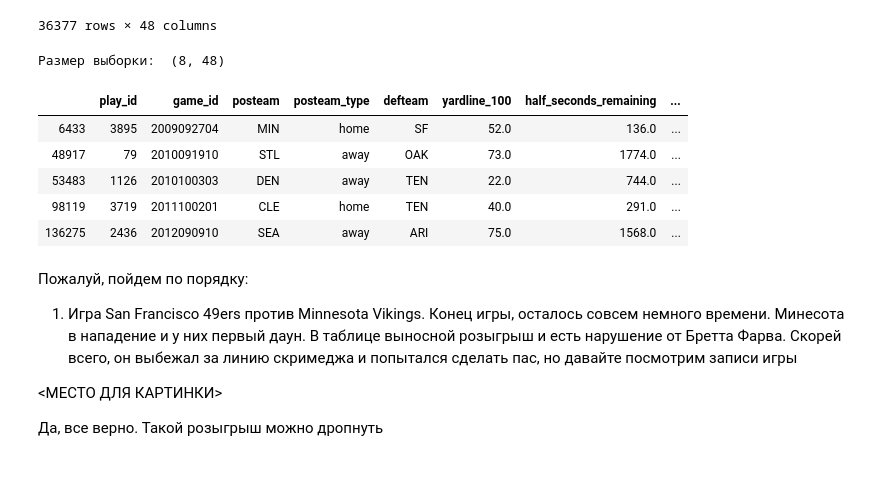
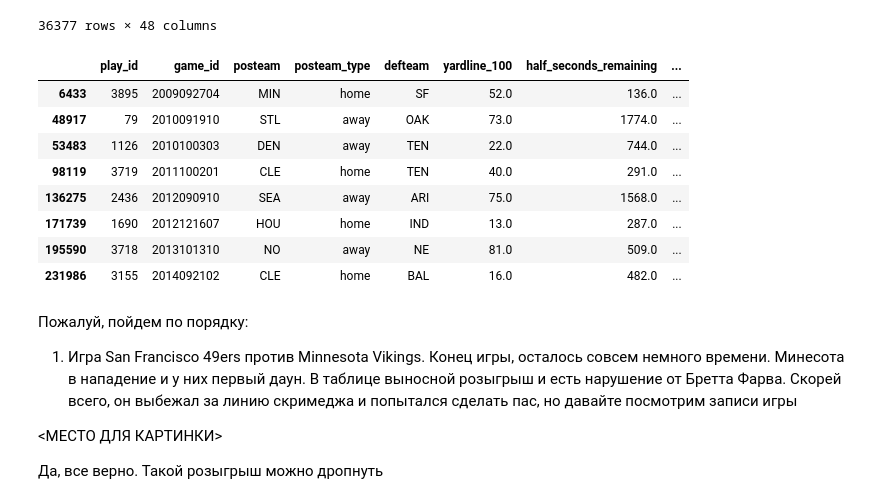
Before and after one commit to alcobeard/otus, a Jupyter notebook: ML/Project/NFL play prediction.ipynb, the cells around one changed output. Drawn from its saved outputs; the diff is of its cells as text; code cells hidden in the pictures; blank space fills up the shorter version.

```diff
--- a/ML/Project/NFL play prediction.ipynb
+++ b/ML/Project/NFL play prediction.ipynb
@@ -305,5 +280,5 @@ fake_plays.head(1)
 |  | play_id | game_id | posteam | posteam_type | defteam | yardline_100 | half_seconds_remaining | ... |
 | 429313 | 4346 | 2018110401 | BUF | home | CHI | 99.0 | 341.0 | ... |
 # %%
-df_rp.loc[(df_rp.posteam == 'BUF') & (df_rp.drive == 23) & (df_rp.game_date == '2018-11-04') & (df_rp.yardline_100 == 99), 'yardline_100'] = 1
+df.loc[(df.posteam == 'BUF') & (df.drive == 23) & (df.game_date == '2018-11-04') & (df.yardline_100 == 99), 'yardline_100'] = 1
 # %%
@@ -338,5 +312,5 @@ fake_plays.head(36)
 | 438060 | 3923 | 2018111802 | MIN | away | CHI | 1.0 | 291.0 | ... |
 | 439888 | 288 | 2018112506 | NYG | away | PHI | 1.0 | 1538.0 | ... |
 # %%
-df_rp.down.fillna(0, inplace=True)
+df.down.fillna(0, inplace=True)
 # %%
@@ -400,9 +374,9 @@ df_rp[df_rp.yards_gained.isna()]
 # %%
 ## ну тут явно косяк в заполнении, причем не хватает вообще практически все информации по розыгрышу, так что либо править вручную, либо удалять
 ## я выбрал удалять
-df_rp = df_rp[pd.notnull(df_rp['yards_gained'])]
+df = df[pd.notnull(df['yards_gained'])]
 
-df_rp.isna().sum()
+df.isna().sum()
 # %% [output]
 play_id                            0
 game_id                            0
@@ -460,7 +431,7 @@ df_shit_runs = df_rp[(df_rp.run_location.isnull()) & (df_rp.play_type == 'run')]
 # %%
 #df_rp = df_rp[pd.notnull(df_rp['run_location'])]
-df_rp = df_rp[((df_rp.run_location.notnull()) & (df_rp.play_type == 'run') | (df_rp.play_type == 'pass'))]
-df_rp.isna().sum()
+df = df[((df.run_location.notnull()) & (df.play_type == 'run') | (df.play_type == 'pass'))]
+df.isna().sum()
 # %% [output]
 play_id                            0
 game_id                            0
@@ -517,17 +484,17 @@ df_rp[(df_rp.run_gap.isnull()) & (df_rp.play_type == 'run')]
 # %%
 # но я же люблю амфут, так что буду дотошным
 # пффф, ну с восьмю розыграшами я разберусь
-df_rp_anothershityruns = df_rp[(df_rp.run_gap.isnull()) & (df_rp.play_type == 'run') & (df_rp.run_location != 'middle')]
-print('Размер выборки: ', df_rp_anothershityruns.shape)
-df_rp_anothershityruns.head()
+df[(df.run_gap.isnull()) & (df.play_type == 'run') & (df.run_location != 'middle')]
 # %% [output]
-Размер выборки:  (8, 48)
 |  | play_id | game_id | posteam | posteam_type | defteam | yardline_100 | half_seconds_remaining | ... |
 | 6433 | 3895 | 2009092704 | MIN | home | SF | 52.0 | 136.0 | ... |
 | 48917 | 79 | 2010091910 | STL | away | OAK | 73.0 | 1774.0 | ... |
 | 53483 | 1126 | 2010100303 | DEN | away | TEN | 22.0 | 744.0 | ... |
 | 98119 | 3719 | 2011100201 | CLE | home | TEN | 40.0 | 291.0 | ... |
 | 136275 | 2436 | 2012090910 | SEA | away | ARI | 75.0 | 1568.0 | ... |
+| 171739 | 1690 | 2012121607 | HOU | home | IND | 13.0 | 287.0 | ... |
+| 195590 | 3718 | 2013101310 | NO | away | NE | 81.0 | 509.0 | ... |
+| 231986 | 3155 | 2014092102 | CLE | home | BAL | 16.0 | 482.0 | ... |
 # %% [markdown]
 Пожалуй, пойдем по порядку:
 <pd>
```
Also changed, not shown: parts of 159 cells of this notebook, 2 other files.
